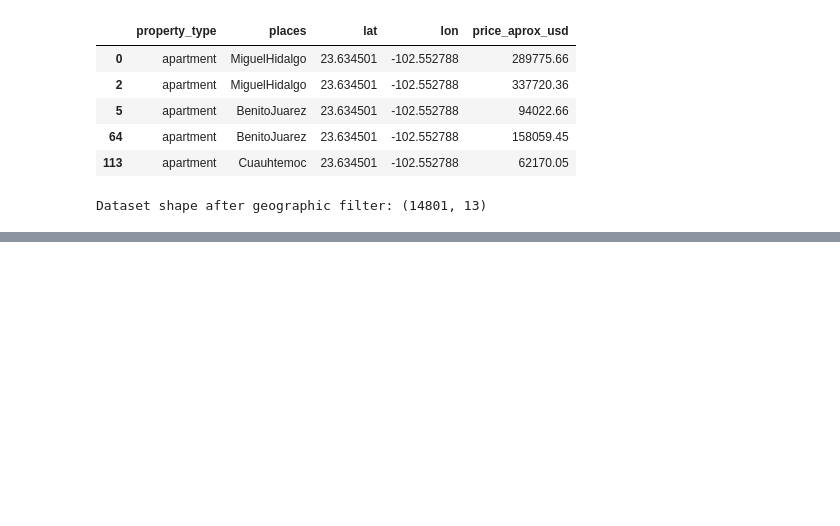
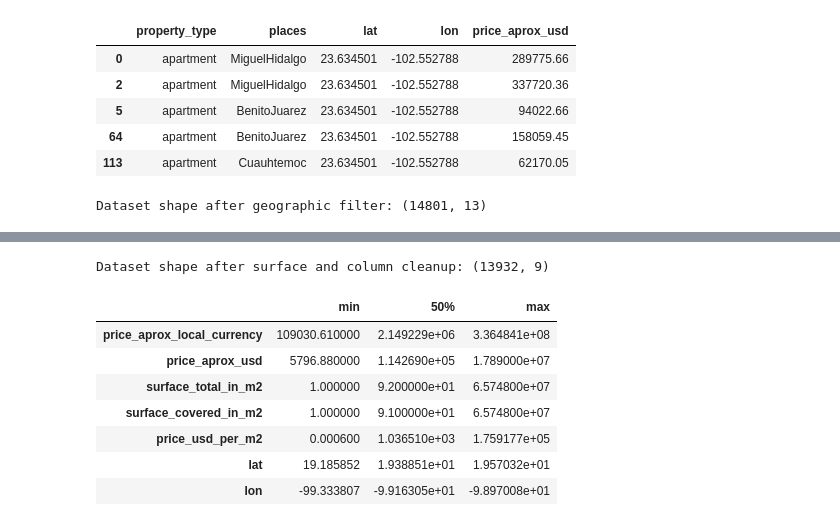
Before and after one commit to FabiolaSerranoAg/Machine_Learning_September26, a Jupyter notebook: 2026348_Jupyter_Notebook_ML_CA1.ipynb, the cells around one changed output, grey strips where cells are left out. Saved outputs shown, nothing was run; the diff lists cells and outputs as text; code cells hidden in the pictures; blank space fills up the shorter version.

```diff
--- a/2026348_Jupyter_Notebook_ML_CA1.ipynb
+++ b/2026348_Jupyter_Notebook_ML_CA1.ipynb
@@ -265,0 +268,20 @@ Dataset shape after geographic filter: (14801, 13)
+# %%
+# Remove records where covered surface exceeds total surface
+df = df[df['surface_covered_in_m2'] <= df['surface_total_in_m2']].reset_index(drop=True)
+
+# Drop redundant or mixed-currency columns
+cols_to_drop = ['lat-lon', 'price', 'currency', 'price_per_m2']
+df = df.drop(columns=cols_to_drop)
+
+print(f"Dataset shape after surface and column cleanup: {df.shape}")
+display(df.describe().T[['min', '50%', 'max']])
+# %% [output]
+Dataset shape after surface and column cleanup: (13932, 9)
+|  | min | 50% | max |
+| price_aprox_local_currency | 109030.610000 | 2.149229e+06 | 3.364841e+08 |
+| price_aprox_usd | 5796.880000 | 1.142690e+05 | 1.789000e+07 |
+| surface_total_in_m2 | 1.000000 | 9.200000e+01 | 6.574800e+07 |
+| surface_covered_in_m2 | 1.000000 | 9.100000e+01 | 6.574800e+07 |
+| price_usd_per_m2 | 0.000600 | 1.036510e+03 | 1.759177e+05 |
+| lat | 19.185852 | 1.938851e+01 | 1.957032e+01 |
+| lon | -99.333807 | -9.916305e+01 | -9.897008e+01 |
```
Also changed, not shown: parts of 10 cells of this notebook.
